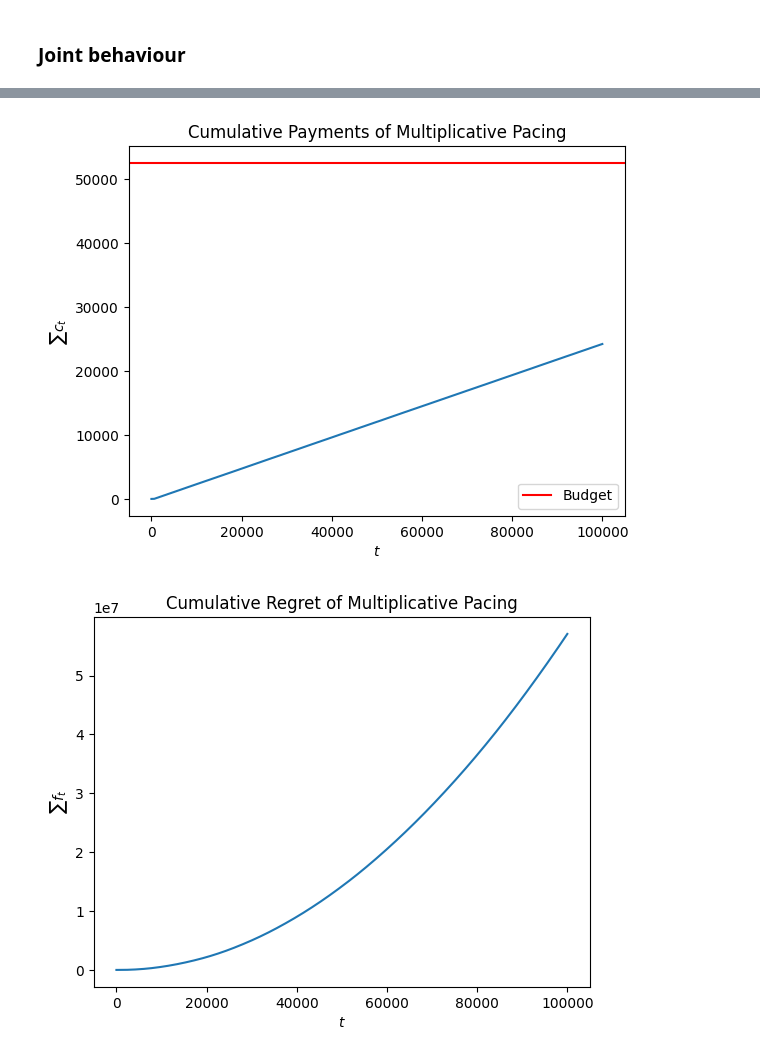
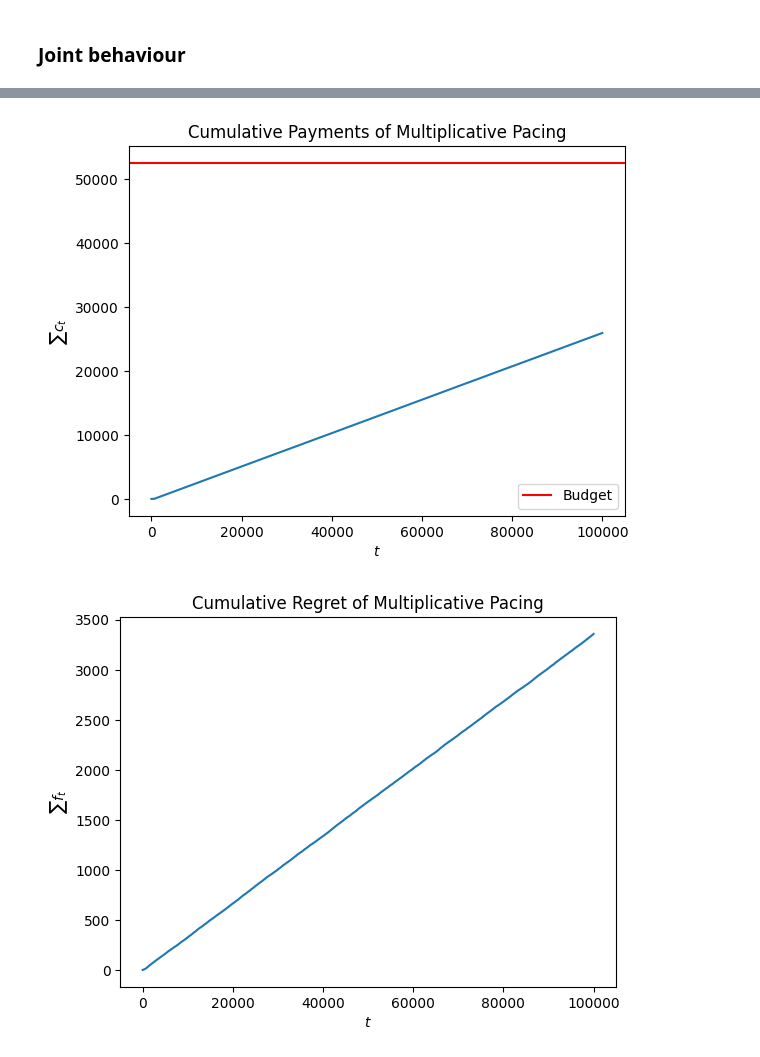
Before and after one commit to claudioarione/OnlineLearningApplications, a Jupyter notebook: requirement_1.ipynb, the cells around one changed output, grey strips where cells are left out. Drawn from its saved outputs; the diff is of its cells as text; code cells hidden in the pictures.

```diff
--- a/requirement_1.ipynb
+++ b/requirement_1.ipynb
@@ -332,10 +363,10 @@ plt.show()
 # %%
 # Interaction between pricing and auction algorithms
 
-n_runs = 50
+n_runs = 4
 cumulative_regret_per_trial = []
 
-for _ in range(n_runs):
+for _ in tqdm(range(n_runs)):
 
     T = 1000
     daily_customers = 100
@@ -365,7 +396,7 @@ for _ in range(n_runs):
     other_bids = np.array([generate_gaussian(other_bidders_mean[i], other_bidders_std_dev[i], T * daily_customers) for i in range(n_advertisers - 1)])
     m_t = other_bids.max(axis=0) # take the max competing bid for each auction
 
-    for t in range(T): # each day
+    for t in tqdm(range(T)): # each day
 
         p_t = pricing_agent.pull_arm() # choose a price
         p_t = rescale(p_t, min_price, max_price) # rescale the price
@@ -465,16 +496,15 @@ plt.legend()
 plt.title('Cumulative Payments of Multiplicative Pacing')
 plt.show()
 # %% [output]
-[figure, old version]
+[figure, new version]
 # %%
 flatten_utilities = np.array(utilities).flatten()
-cumulative_utilities = np.cumsum(flatten_utilities)
 
-auction_cumulative_regret = np.cumsum(clairvoyant_utilities-cumulative_utilities)
+auction_cumulative_regret = np.cumsum(clairvoyant_utilities-flatten_utilities)
 plt.plot(auction_cumulative_regret)
 plt.xlabel('$t$')
 plt.ylabel('$\sum f_t$')
 plt.title('Cumulative Regret of Multiplicative Pacing')
 plt.show()
 # %% [output]
-[figure, old version]
+[figure, new version]
```
Also changed, not shown: parts of 13 cells of this notebook.
